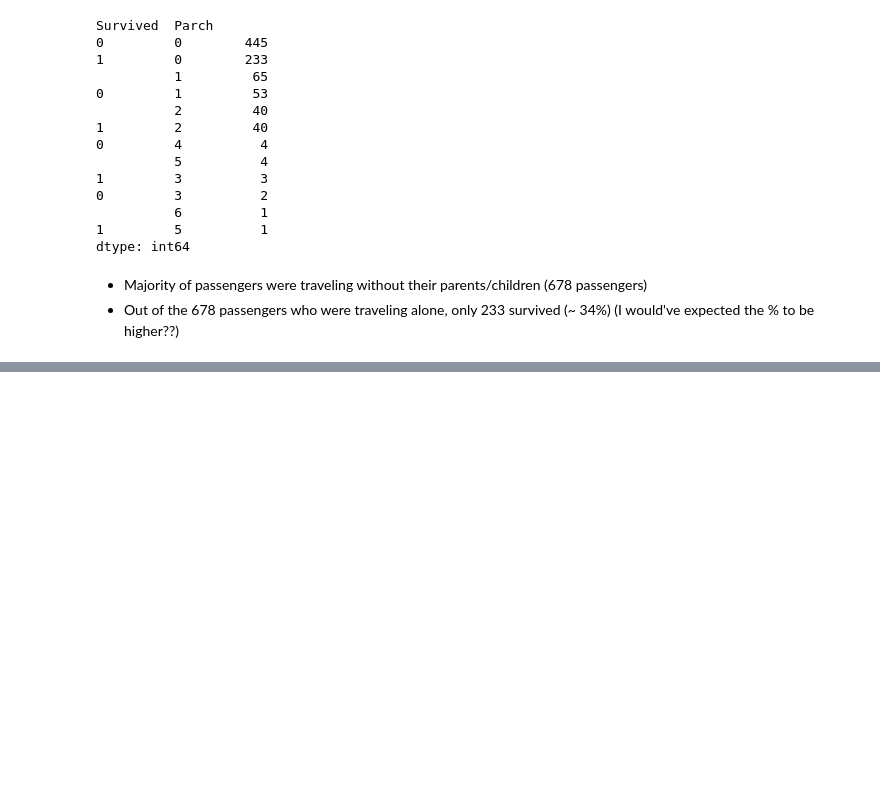
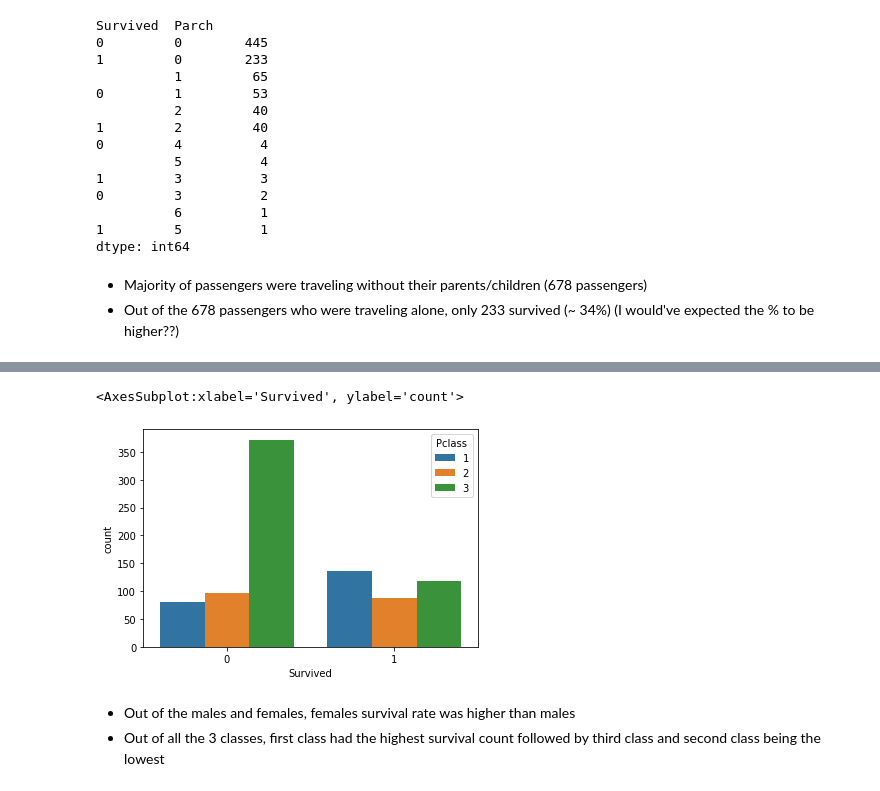
Before and after one commit to jay619/Kaggle-Competitions, a Jupyter notebook: 1-Titanic/titanic.ipynb, the cells around one changed output, grey strips where cells are left out. Cells and saved outputs as stored; diff of their text form; code cells hidden in the pictures; blank space fills up the shorter version.

```diff
--- a/1-Titanic/titanic.ipynb
+++ b/1-Titanic/titanic.ipynb
@@ -191,0 +214,8 @@ from sklearn.naive_bayes import GaussianNB
+# %%
+sns.countplot(x = train['Survived'], data = train, hue = train['Pclass'd'])
+# %% [output]
+<AxesSubplot:xlabel='Survived', ylabel='count'>
+[figure, added]
+# %% [markdown]
+* Out of the males and females, females survival rate was higher than males
+* Out of all the 3 classes, first class had the highest survival count followed by third class and second class being the lowest
```
Also changed, not shown: parts of 6 cells of this notebook.
